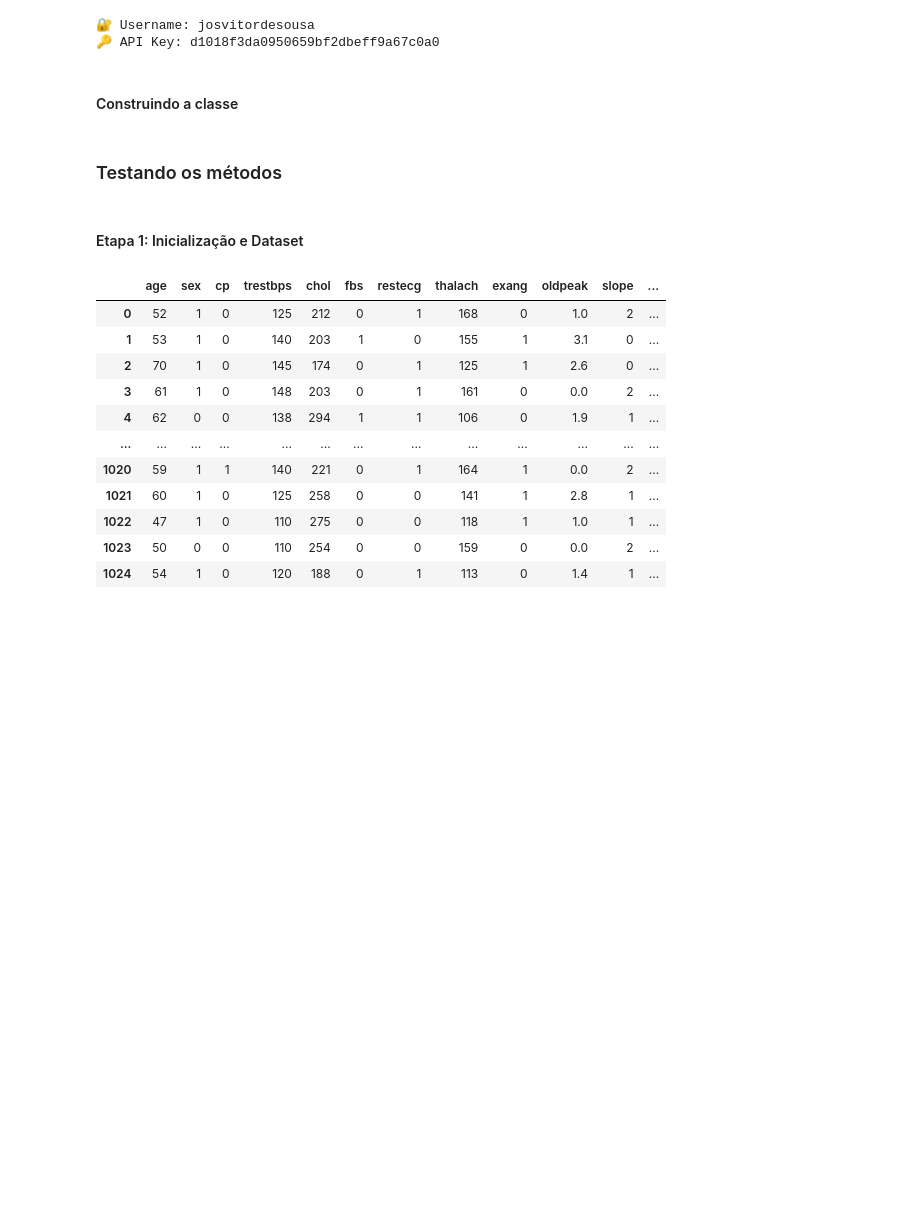
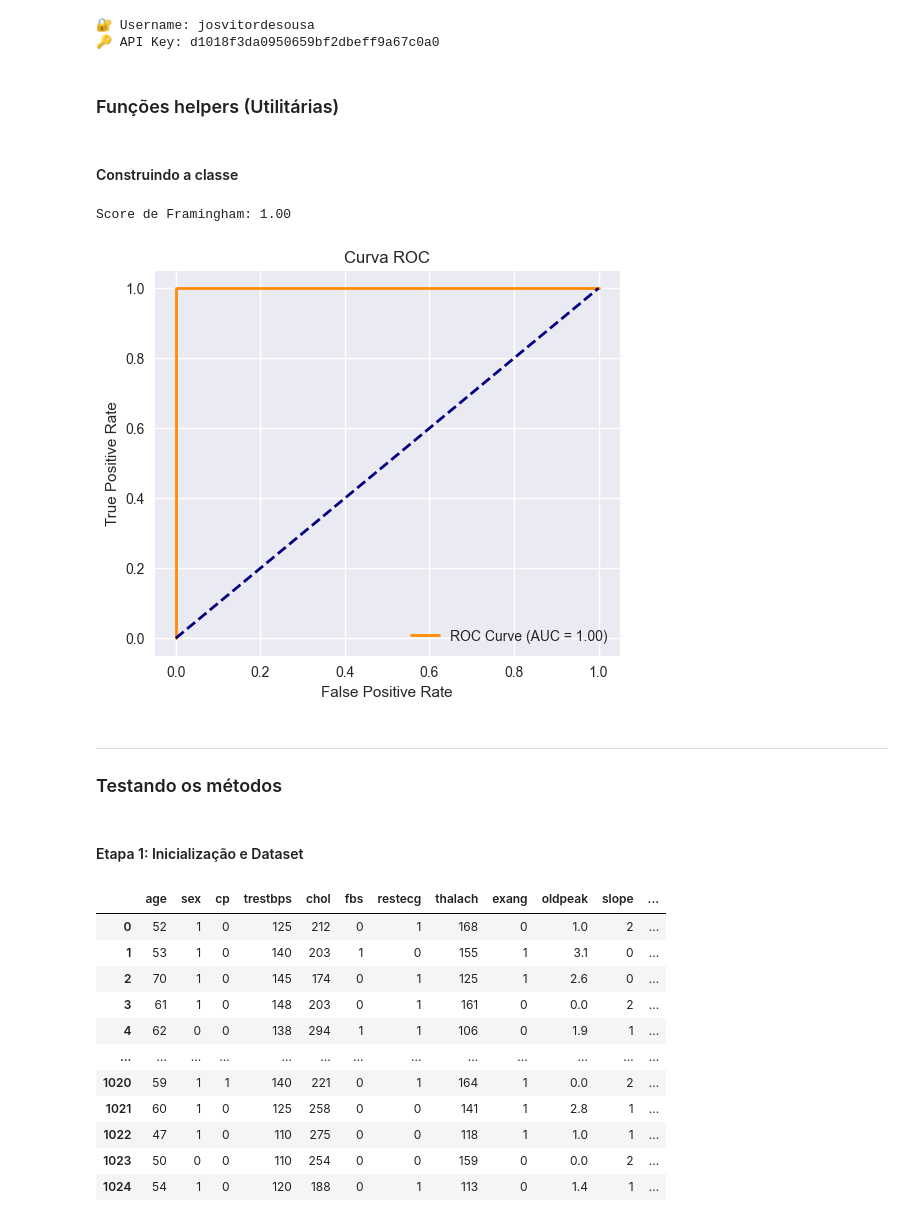
Before and after one commit to josevitor555/atividade-charleno, a Jupyter notebook: notebooks/02_heart_disease_fuzzy.ipynb, the cells around one changed output. Saved outputs shown, nothing was run; the diff lists cells and outputs as text; code cells hidden in the pictures; blank space fills up the shorter version.

```diff
--- a/notebooks/02_heart_disease_fuzzy.ipynb
+++ b/notebooks/02_heart_disease_fuzzy.ipynb
@@ -190,3 +190,5 @@ print(f"🔑 API Key: {key}")
 # %% [output]
 🔐 Username: josvitordesousa
 🔑 API Key: d1018f3da0950659bf2dbeff9a67c0a0
+# %% [markdown]
+### Funções helpers (Utilitárias)
@@ -319,4 +415,34 @@ class CardiologistaFuzzy:
+# %%
+# Exemplo de paciente
+paciente_exemplo = {
+    'age': 55,
+    'chol': 270,
+    'trestbps': 145,
+    'oldpeak': 2.2,
+    'smoker': 1,
+    'hdl': 35
+}
+
+# Calculando o score de Framingham
+score_framingham = calcular_framingham_score(paciente_exemplo)
+print(f"Score de Framingham: {score_framingham:.2f}")
+
+# Plotando a curva ROC
+# Exemplo de dados para curva ROC
+y_true = [1, 0, 1, 1, 0, 1]
+y_scores = [0.9, 0.1, 0.8, 0.7, 0.2, 0.6]
+plotar_curva_roc(y_true, y_scores)
+
+# Avaliando a sensibilidade e especificidade
+resultados_exemplo = pd.DataFrame({
+    'real': [1, 0, 1, 1, 0, 1, 0],
+    'classificado': [1, 0, 1, 0, 0, 1, 0]
+})
+# %% [output]
+Score de Framingham: 1.00
+[figure, added]
 # %% [markdown]
+---
 ### Testando os métodos
 # %% [markdown]
 #### Etapa 1: Inicialização e Dataset
```
Also changed, not shown: parts of 21 cells of this notebook, 1 other file.
